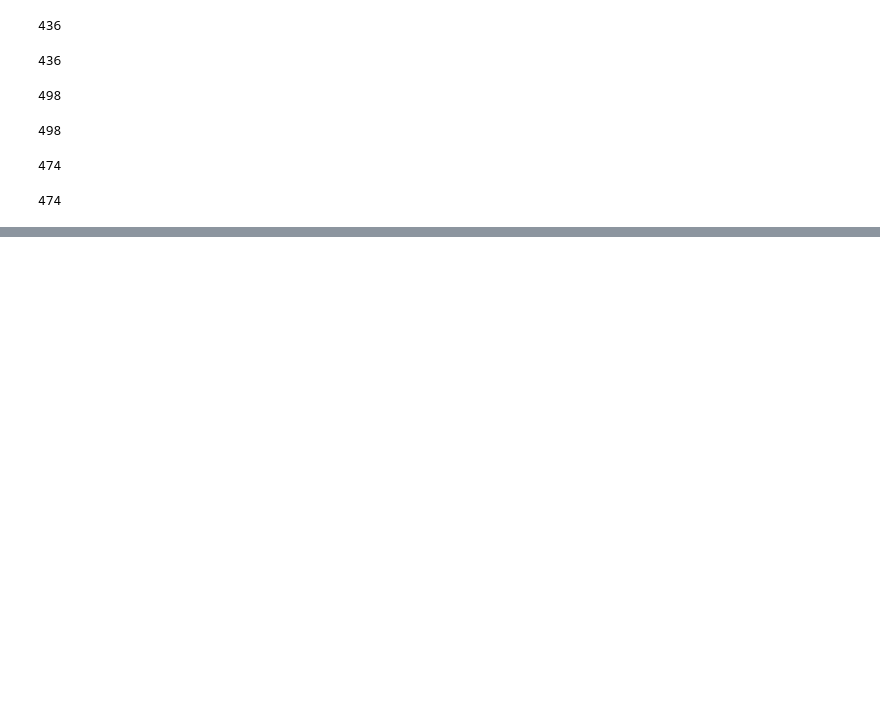
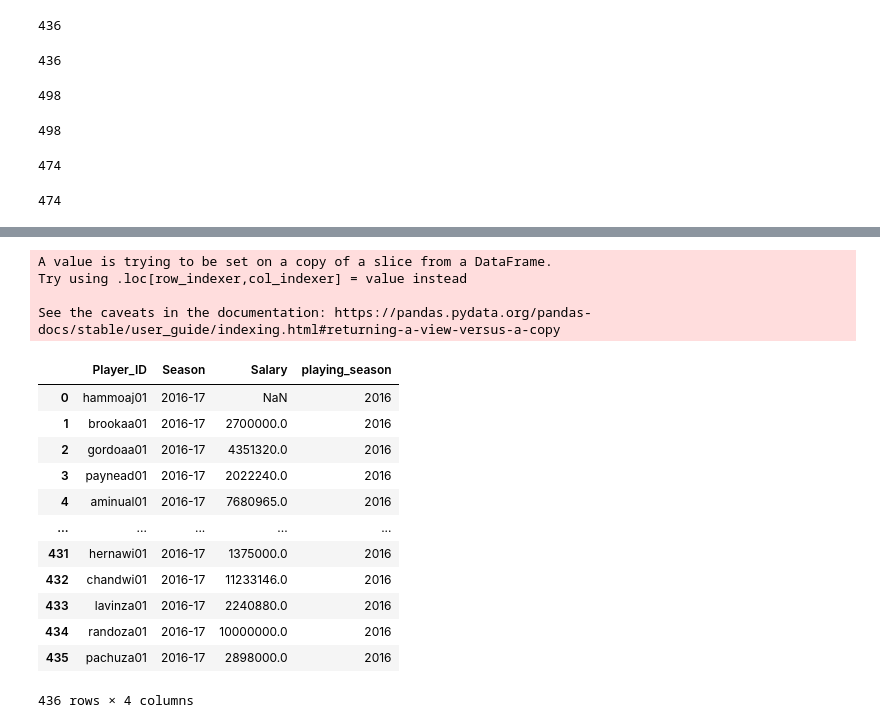
Before and after one commit to asitkumar26/nba-player-analytics, a Jupyter notebook: Pre-processing/preprocessing_data/explore_data_salary_2016_19.ipynb, the cells around one changed output, grey strips where cells are left out. Drawn from its saved outputs; the diff is of its cells as text; code cells hidden in the pictures; blank space fills up the shorter version.

Commit message:
Prepocessing Player Salary for year 2016-17

```diff
--- a/Pre-processing/preprocessing_data/explore_data_salary_2016_19.ipynb
+++ b/Pre-processing/preprocessing_data/explore_data_salary_2016_19.ipynb
@@ -278,4 +278,6 @@ len(player_salary_2016_to_2019_df[player_salary_2016_to_2019_df['Season'] == "20
 # %% [output]
 474
 # %%
-#THE FOLLOWING SECTION is for removing null values for fields
+#THE FOLLOWING SECTION is creating a Dataframe for 2016-17
+player_salary_2016_17_df = player_salary_2016_to_2019_df.loc[(player_salary_2016_to_2019_df['Season'] == "2016-17")]
+player_salary_2016_17_df
@@ -281,0 +347,4 @@ len(player_salary_2016_to_2019_df[player_salary_2016_to_2019_df['Season'] == "20
+# %%
+# Creating New Data Frame for 2016-17 with just the columns we need
+player_salary_201617_clean_df = player_salary_2016_17_df[['Player_ID','Season','Salary']]
+player_salary_201617_clean_df
@@ -281,0 +365,4 @@ len(player_salary_2016_to_2019_df[player_salary_2016_to_2019_df['Season'] == "20
+# %%
+# Change format of Season from 2016-17 to 2016
+split_season_df = player_salary_201617_clean_df['Season'].str.split("-", n = 1, expand = True)
+split_season_df
@@ -281,0 +383,22 @@ len(player_salary_2016_to_2019_df[player_salary_2016_to_2019_df['Season'] == "20
+# %%
+# Add New Column for playing_season
+player_salary_201617_clean_df["playing_season"] = split_season_df[0]
+player_salary_201617_clean_df
+# %% [output]
+A value is trying to be set on a copy of a slice from a DataFrame.
+Try using .loc[row_indexer,col_indexer] = value instead
+
+See the caveats in the documentation: https://pandas.pydata.org/pandas-docs/stable/user_guide/indexing.html#returning-a-view-versus-a-copy
+|  | Player_ID | Season | Salary | playing_season |
+| 0 | hammoaj01 | 2016-17 | NaN | 2016 |
+| 1 | brookaa01 | 2016-17 | 2700000.0 | 2016 |
+| 2 | gordoaa01 | 2016-17 | 4351320.0 | 2016 |
+| 3 | paynead01 | 2016-17 | 2022240.0 | 2016 |
+| 4 | aminual01 | 2016-17 | 7680965.0 | 2016 |
+| ... | ... | ... | ... | ... |
+| 431 | hernawi01 | 2016-17 | 1375000.0 | 2016 |
+| 432 | chandwi01 | 2016-17 | 11233146.0 | 2016 |
+| 433 | lavinza01 | 2016-17 | 2240880.0 | 2016 |
+| 434 | randoza01 | 2016-17 | 10000000.0 | 2016 |
+| 435 | pachuza01 | 2016-17 | 2898000.0 | 2016 |
+436 rows × 4 columns
```
Also changed, not shown: parts of 11 cells of this notebook, 4 other files.
